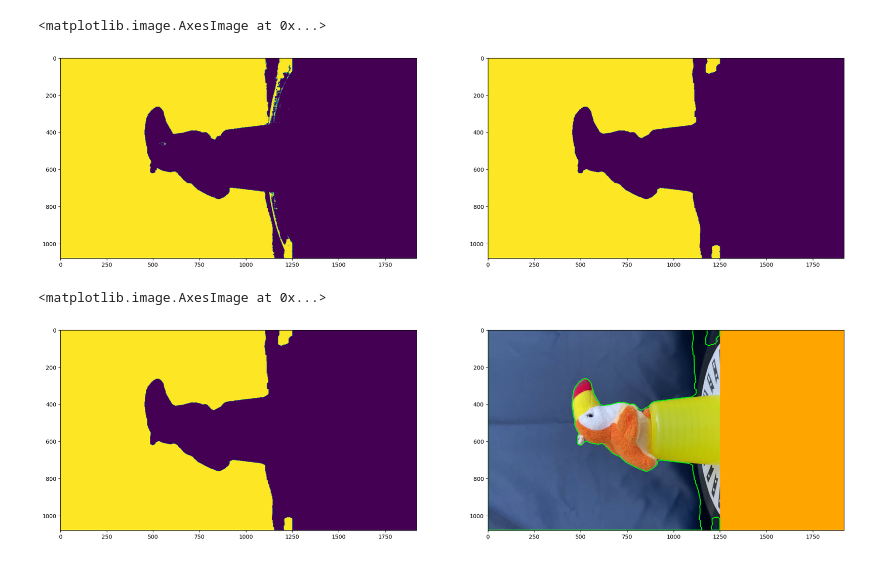
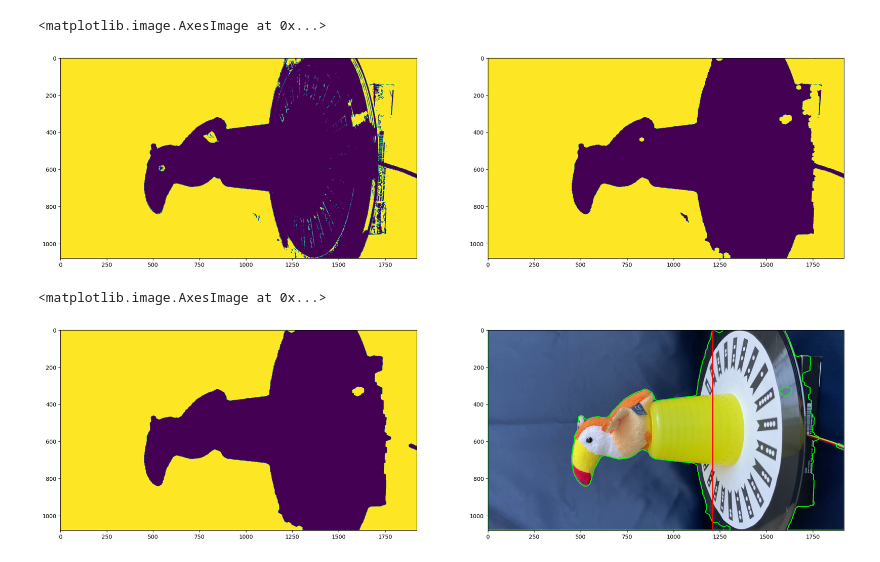
Before and after one commit to zuliani99/Geometric_3D_Computer_Vision_Project, a Jupyter notebook: Assignment1/assignment1 copy.ipynb, the cells around one changed output. Cells and saved outputs as stored; diff of their text form; code cells hidden in the pictures.

Commit message:
closer

```diff
--- a/Assignment1/assignment1 copy.ipynb
+++ b/Assignment1/assignment1 copy.ipynb
@@ -19,5 +19,5 @@ plt.imshow(rgb_img)
 # %%
-rgb_img = cv.rectangle(rgb_img, (1250,0), (image.shape[1], image.shape[0]), (255,165,0), -1)
+#rgb_img = cv.rectangle(rgb_img, (1250,0), (image.shape[1], image.shape[0]), (40,40,40), -1)
 
-plt.figure(figsize=(15,7))
-plt.imshow(rgb_img)
+#plt.figure(figsize=(15,7))
+#plt.imshow(rgb_img)
@@ -29,7 +26,8 @@ lab = cv.cvtColor(rgb_img, cv.COLOR_RGB2LAB)
 l_channel, a, b = cv.split(lab)
 
 # Applying CLAHE to L-channel
-l_clahe = cv.createCLAHE(clipLimit=3.0, tileGridSize=(5,5))
+#3.0, (5,5)
+l_clahe = cv.createCLAHE(clipLimit=3.0, tileGridSize=(15,15))
 l_channel = l_clahe.apply(l_channel)
 
 # merge the CLAHE enhanced L-channel with the a and b channel
@@ -57,0 +47,23 @@ plt.imshow(thresh)
+# %%
+new_hvs = cv.cvtColor(enhanced_img, cv.COLOR_RGB2HSV)
+
+#100,70,40   130,255,255
+# lower blu - upper blu
+#blu_mask = cv.inRange(new_hvs, np.array([110,90,10]), np.array([160,255,255]))
+
+blu_mask = cv.inRange(new_hvs, np.array([100,80,10]), np.array([160,255,255]))
+
+
+# lower black - upper black
+#green_mask = cv.inRange(new_hvs, (136, 100, 90), (70, 255,255))
+
+
+#thresh = cv.bitwise_or(blu_mask, green_mask)
+
+thresh = blu_mask
+
+plt.figure(figsize=(25,17))
+plt.subplot(2,2,1)
+plt.imshow(new_hvs)
+plt.subplot(2,2,2)
+plt.imshow(blu_mask)#cv.bitwise_and(new_hvs, new_hvs, mask=blu_mask)
@@ -60,7 +75,7 @@ kernel = cv.getStructuringElement(cv.MORPH_ELLIPSE, (5,5))
 #kernel = np.ones((5,5), np.uint8)
 
 #erosion = cv.erode(thresh, kernel, iterations = 2)#2
-closing = cv.morphologyEx(thresh, cv.MORPH_OPEN, kernel, iterations=8)
+closing = cv.morphologyEx(thresh, cv.MORPH_OPEN, kernel, iterations=7)
 
 
 plt.figure(figsize=(25,17))
@@ -70,21 +85,23 @@ plt.subplot(2,2,2)
 plt.imshow(closing)
 # %% [output]
 <matplotlib.image.AxesImage at 0x...>
-[figure, old version]
+[figure, new version]
 # %%
 kernel = cv.getStructuringElement(cv.MORPH_ELLIPSE, (5,5))
 
-opening = cv.morphologyEx(closing, cv.MORPH_CLOSE, kernel, iterations = 5)
+opening = cv.morphologyEx(closing, cv.MORPH_CLOSE, kernel, iterations = 6)
 
 contours, hierarchy = cv.findContours(opening, cv.RETR_TREE, cv.CHAIN_APPROX_SIMPLE)
 
 cv.drawContours(rgb_img, contours, -1, (0,255,0), 3)
+
+cv.line(rgb_img, (1210,1080), (1210,0), (255, 0, 0), 5)
 
 plt.figure(figsize=(25,17))
 plt.subplot(2,2,1)
 plt.imshow(opening)
 plt.subplot(2,2,2)
 plt.imshow(rgb_img)
 # %% [output]
 <matplotlib.image.AxesImage at 0x...>
-[figure, old version]
+[figure, new version]
```
Also changed, not shown: parts of 5 cells of this notebook.
